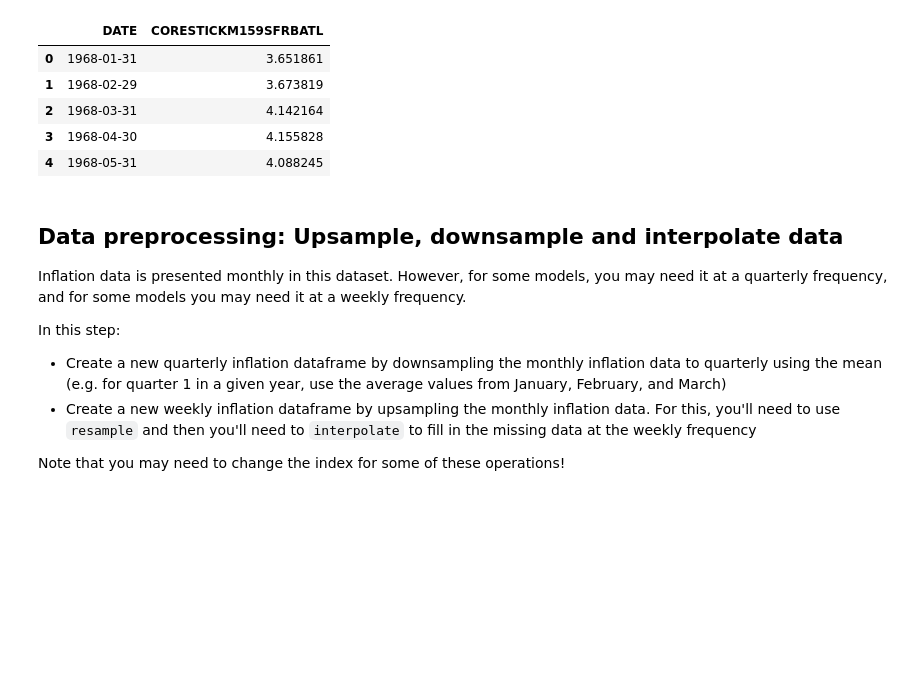
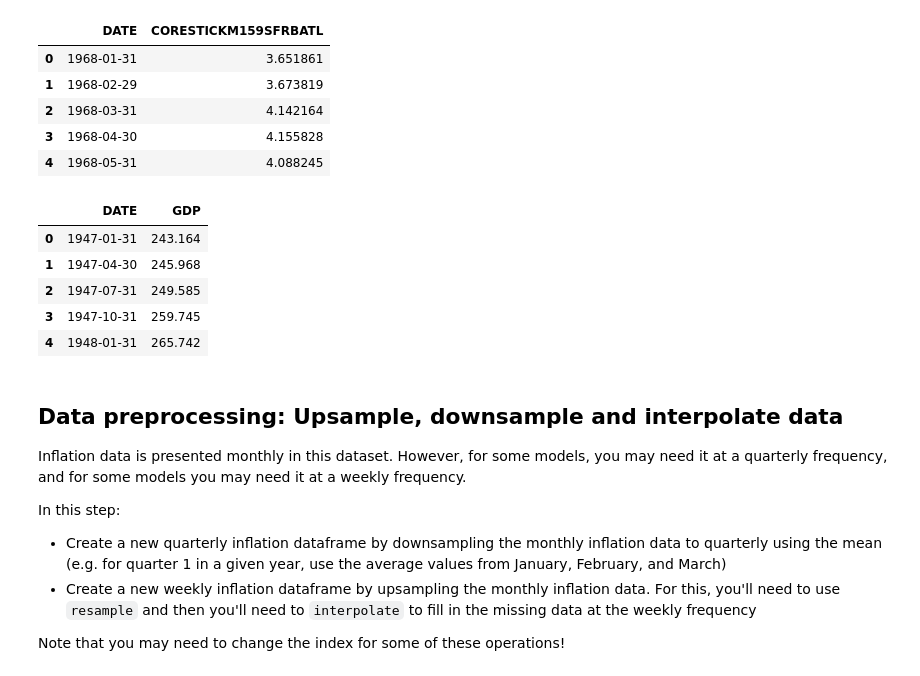
Before and after one commit to waynebar69/Stocks_ML-Pipeline, a Jupyter notebook: Project/EDA.ipynb, the cells around one changed output. Cells and saved outputs as stored; diff of their text form; code cells hidden in the pictures; blank space fills up the shorter version.

```diff
--- a/Project/EDA.ipynb
+++ b/Project/EDA.ipynb
@@ -382,6 +384,15 @@ inflation_df.head()
 | 2 | 1968-03-31 | 4.142164 |
 | 3 | 1968-04-30 | 4.155828 |
 | 4 | 1968-05-31 | 4.088245 |
+# %%
+gdp_df.head()
+# %% [output]
+|  | DATE | GDP |
+| 0 | 1947-01-31 | 243.164 |
+| 1 | 1947-04-30 | 245.968 |
+| 2 | 1947-07-31 | 249.585 |
+| 3 | 1947-10-31 | 259.745 |
+| 4 | 1948-01-31 | 265.742 |
 # %% [markdown]
 ## Data preprocessing: Upsample, downsample and interpolate data
 
```
Also changed, not shown: parts of 4 cells of this notebook.
